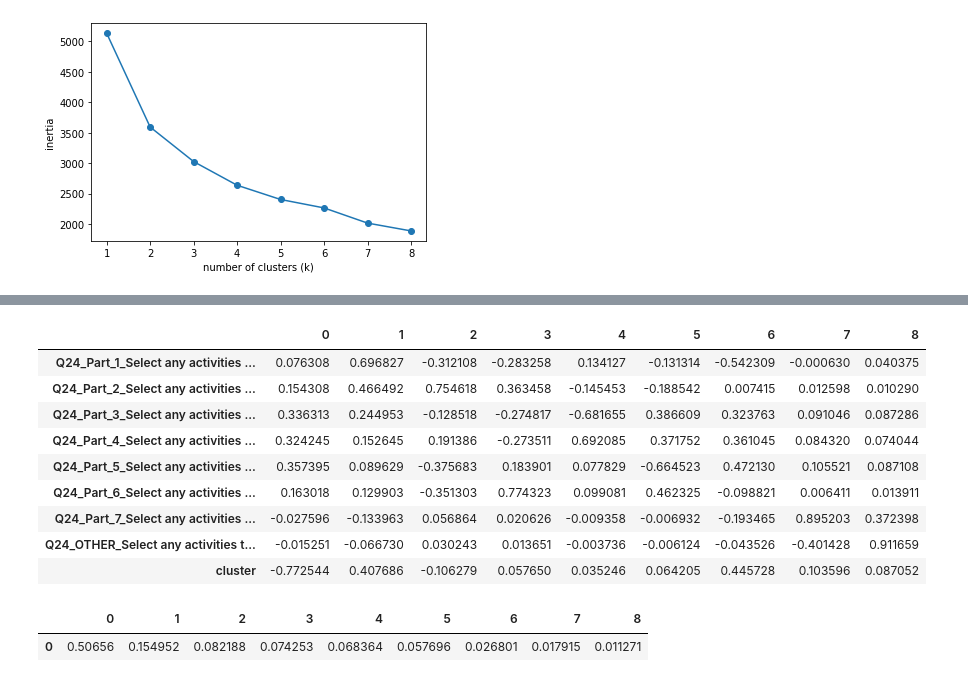
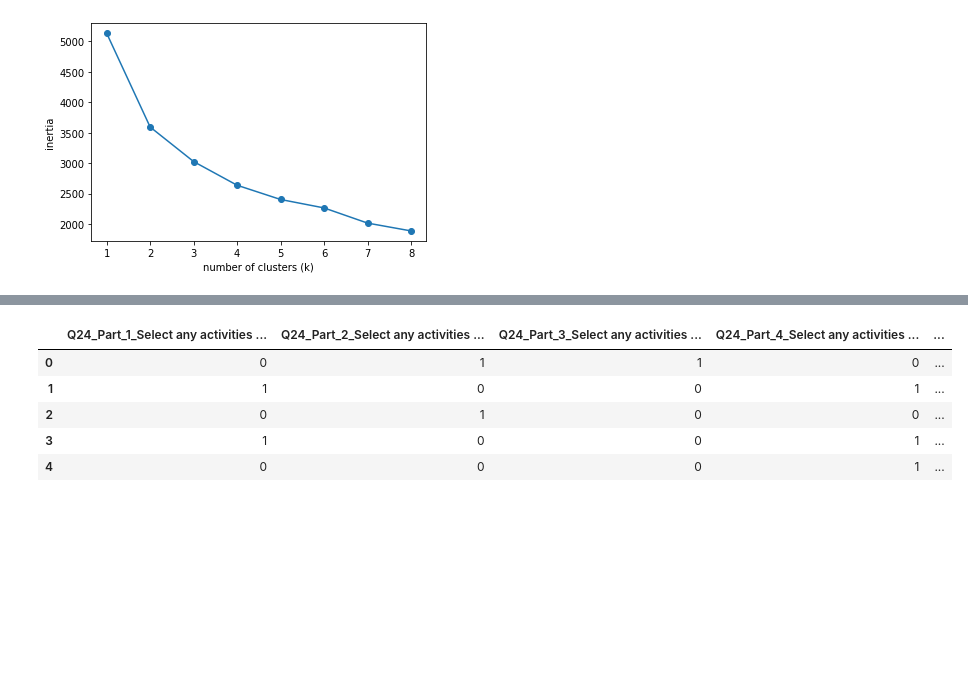
Before and after one commit to thecrossed/kaggle_survey_2021, a Jupyter notebook: what-do-data-scientists-usually-do.ipynb, the cells around one changed output, grey strips where cells are left out. Cells and saved outputs as stored; diff of their text form; code cells hidden in the pictures; blank space fills up the shorter version.

Commit message:
Kaggle Notebook | What do data scientists usually do? | Version 21

```diff
--- a/what-do-data-scientists-usually-do.ipynb
+++ b/what-do-data-scientists-usually-do.ipynb
@@ -214,2 +212,0 @@ array([1, 2, 1, ..., 0, 2, 1], dtype=int32)
-# %%
-feature_data['cluster'] = kmeans_predict(feature_data, n_clusters = 3)
@@ -248,20 +213,9 @@ cluster                                             0.087052
-# %%
-components
-# %% [output]
-|  | 0 | 1 | 2 | 3 | 4 | 5 | 6 | 7 | 8 |
-| Q24_Part_1_Select any activities ... | 0.076308 | 0.696827 | -0.312108 | -0.283258 | 0.134127 | -0.131314 | -0.542309 | -0.000630 | 0.040375 |
-| Q24_Part_2_Select any activities ... | 0.154308 | 0.466492 | 0.754618 | 0.363458 | -0.145453 | -0.188542 | 0.007415 | 0.012598 | 0.010290 |
-| Q24_Part_3_Select any activities ... | 0.336313 | 0.244953 | -0.128518 | -0.274817 | -0.681655 | 0.386609 | 0.323763 | 0.091046 | 0.087286 |
-| Q24_Part_4_Select any activities ... | 0.324245 | 0.152645 | 0.191386 | -0.273511 | 0.692085 | 0.371752 | 0.361045 | 0.084320 | 0.074044 |
-| Q24_Part_5_Select any activities ... | 0.357395 | 0.089629 | -0.375683 | 0.183901 | 0.077829 | -0.664523 | 0.472130 | 0.105521 | 0.087108 |
-| Q24_Part_6_Select any activities ... | 0.163018 | 0.129903 | -0.351303 | 0.774323 | 0.099081 | 0.462325 | -0.098821 | 0.006411 | 0.013911 |
-| Q24_Part_7_Select any activities ... | -0.027596 | -0.133963 | 0.056864 | 0.020626 | -0.009358 | -0.006932 | -0.193465 | 0.895203 | 0.372398 |
-| Q24_OTHER_Select any activities t... | -0.015251 | -0.066730 | 0.030243 | 0.013651 | -0.003736 | -0.006124 | -0.043526 | -0.401428 | 0.911659 |
-| cluster | -0.772544 | 0.407686 | -0.106279 | 0.057650 | 0.035246 | 0.064205 | 0.445728 | 0.103596 | 0.087052 |
-# %%
-var_ratio = pca.explained_variance_ratio_
-var_ratio = pd.DataFrame(var_ratio).transpose()
-var_ratio
-# %% [output]
-|  | 0 | 1 | 2 | 3 | 4 | 5 | 6 | 7 | 8 |
-| 0 | 0.50656 | 0.154952 | 0.082188 | 0.074253 | 0.068364 | 0.057696 | 0.026801 | 0.017915 | 0.011271 |
+# %%
+feature_data.head()
+# %% [output]
+|  | Q24_Part_1_Select any activities ... | Q24_Part_2_Select any activities ... | Q24_Part_3_Select any activities ... | Q24_Part_4_Select any activities ... | ... |
+| 0 | 0 | 1 | 1 | 0 | ... |
+| 1 | 1 | 0 | 0 | 1 | ... |
+| 2 | 0 | 1 | 0 | 0 | ... |
+| 3 | 1 | 0 | 0 | 1 | ... |
+| 4 | 0 | 0 | 0 | 1 | ... |
```
Also changed, not shown: parts of 4 cells of this notebook.
